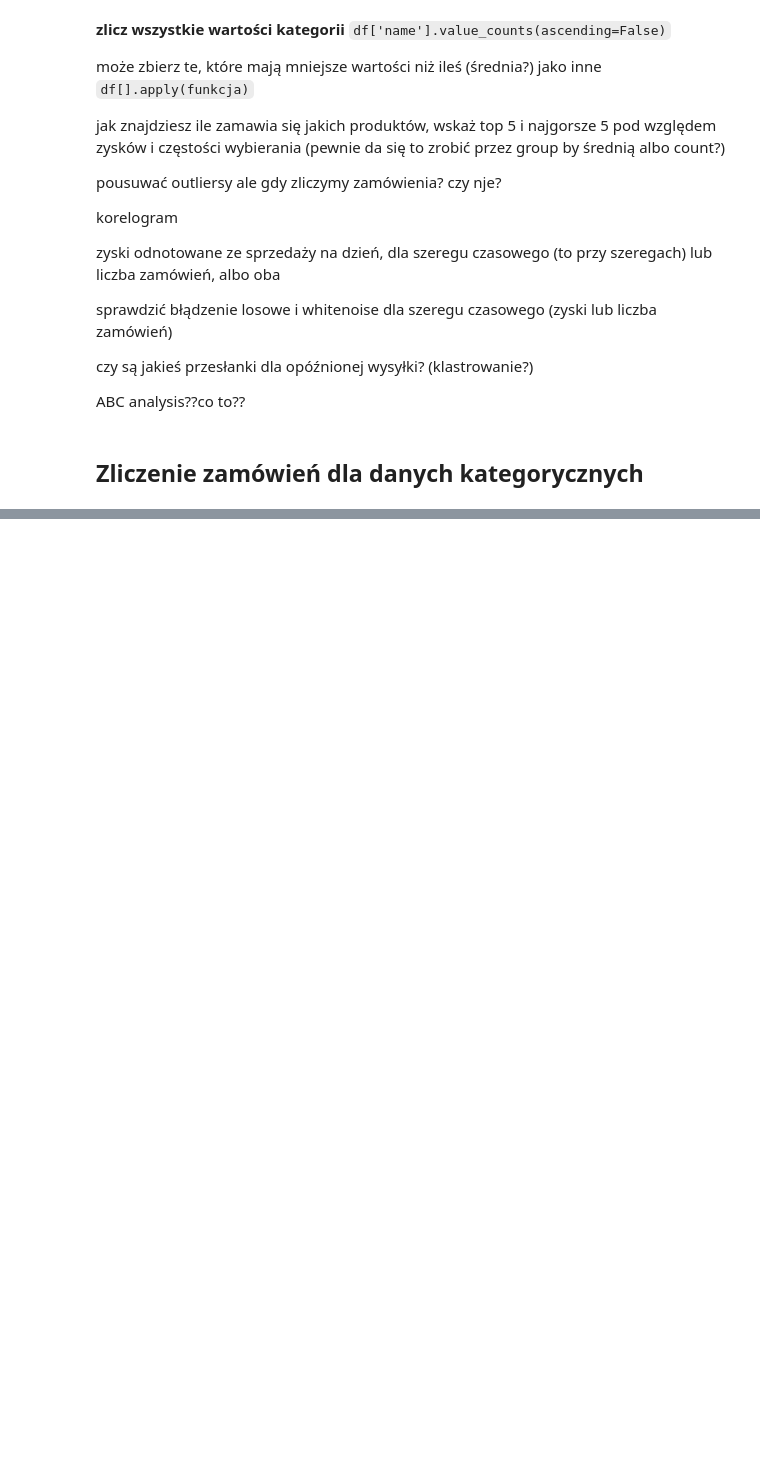
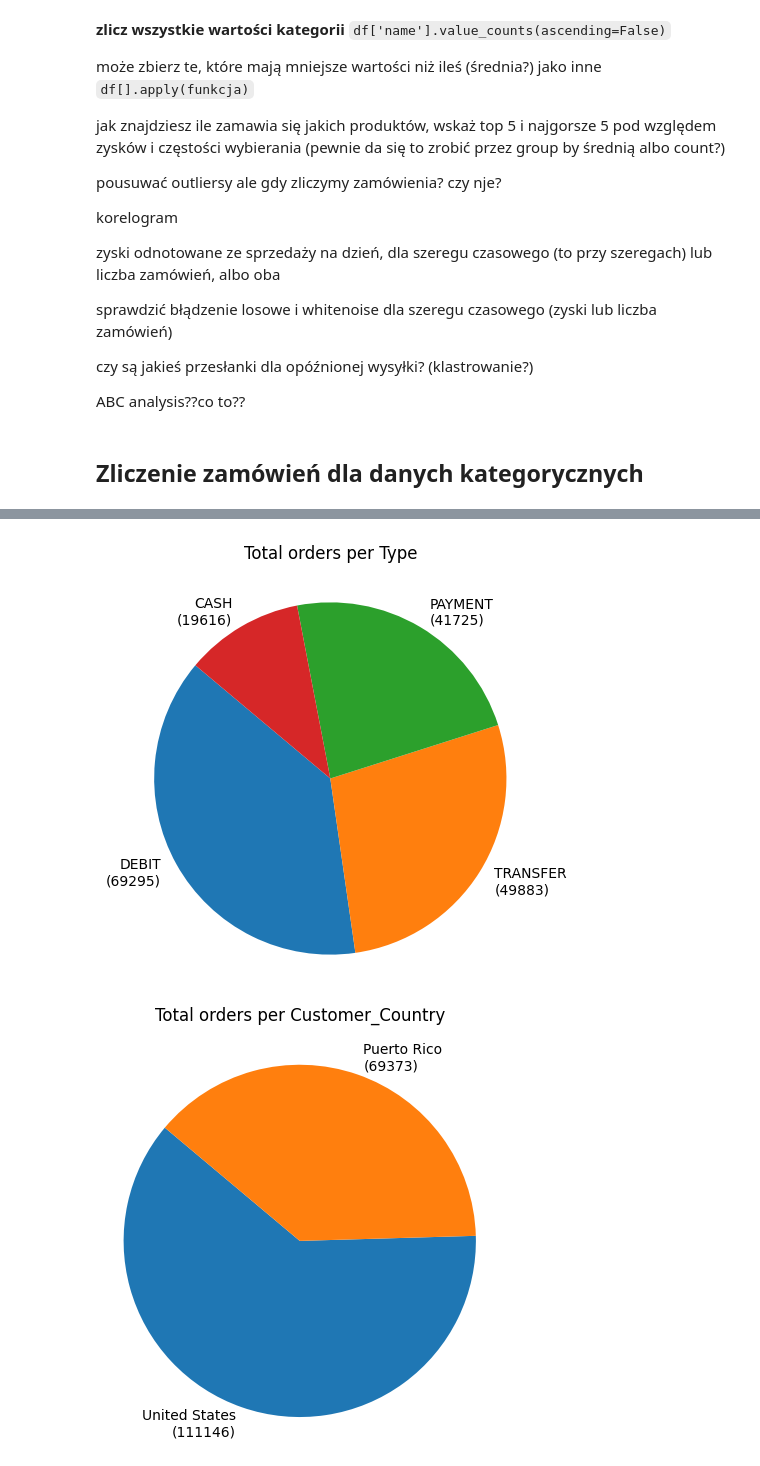
Before and after one commit to miladziekanowska/supply-chain-analysis, a Jupyter notebook: SupplyChain_EDA.ipynb, the cells around one changed output, grey strips where cells are left out. Cells and saved outputs as stored; diff of their text form; code cells hidden in the pictures; blank space fills up the shorter version.

```diff
--- a/SupplyChain_EDA.ipynb
+++ b/SupplyChain_EDA.ipynb
@@ -118,8 +94,8 @@ df.duplicated().sum()
 0
 # %%
 numeric_columns = df.select_dtypes(include=['int64', 'float64']).columns
-continous_columns = ['Benefit per order', 'Sales per customer','Order Item Discount',
-                     'Order Item Profit Ratio', 'Sales', 'Product Price']
+continous_columns = ['Benefit_per_order', 'Sales_per_customer','Order_Item_Discount',
+                     'Order_Item_Profit_Ratio', 'Sales', 'Product_Price']
 # %%
 def extended_statistics(dataframe, columns):
     es = pd.DataFrame({'Mean': dataframe[columns].mean(),
@@ -251,12 +227,12 @@ ABC analysis??co to??
 # %%
 def count_orders(dataframe, column, dictionary=None):
     orders = dataframe[column].value_counts(ascending=False)
-    if dictionary is not None:
+    if dictionary:
         orders.index = orders.index.map(dictionary)
     return orders
 
 def count_items_ordered(dataframe, column, dictionary=None):
-    items = dataframe.groupby(column)['Order Item Quantity'].sum().sort_values(ascending=False)
-    if dictionary != None:
+    items = dataframe.groupby(column)['Order_Item_Quantity'].sum().sort_values(ascending=False)
+    if dictionary:
         items.index = items.index.map(dictionary)
     return items
@@ -305,0 +353,6 @@ order_count_columns = ['Type', 'Customer Country',
+# %%
+for c in piecharts:
+    create_piechart(df, c)
+# %% [output]
+[figure, added]
+[figure, added]
```
Also changed, not shown: parts of 25 cells of this notebook, 24 other files.
